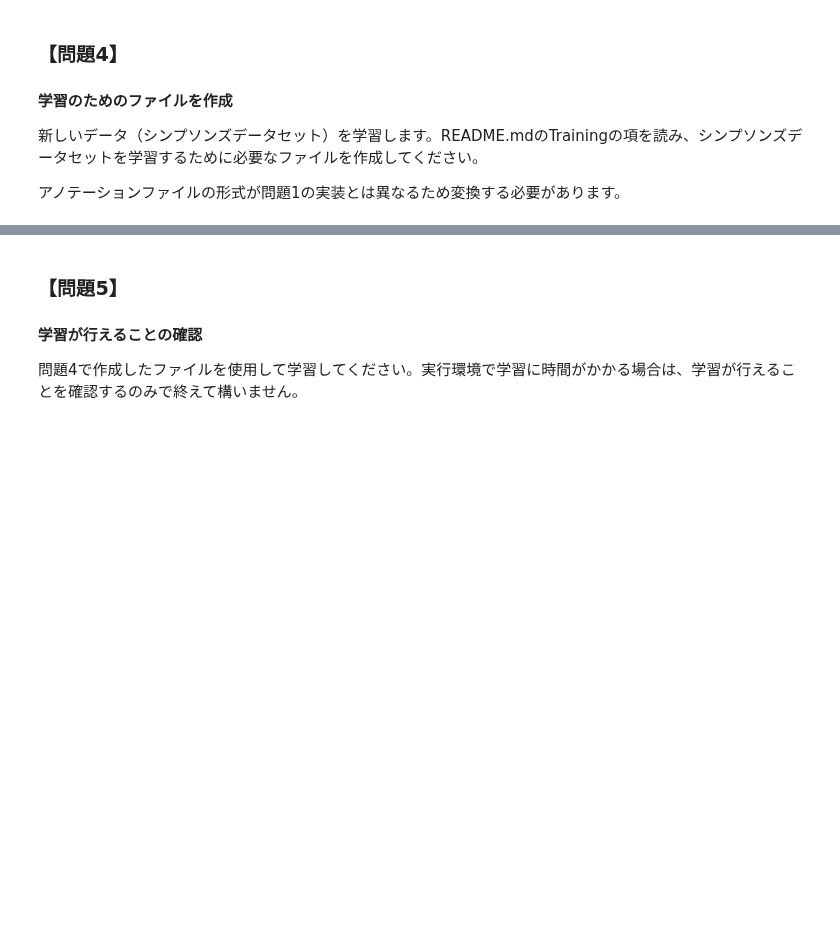
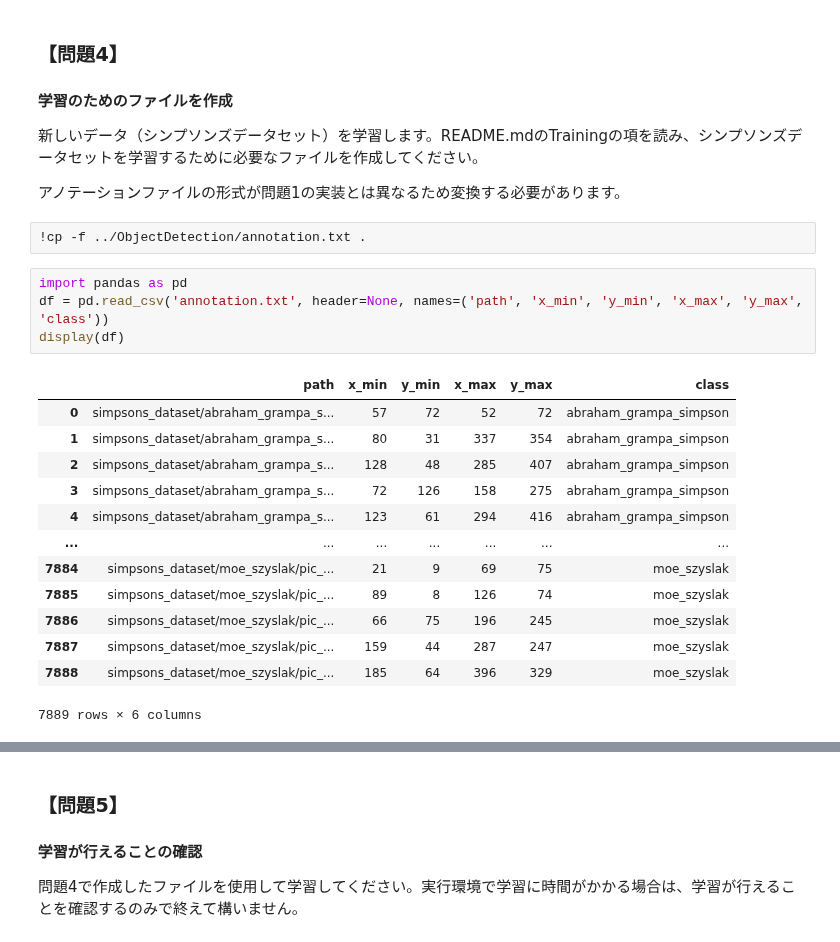
Before and after one commit to taiki-nakaso/diveintocode-ml, a Jupyter notebook: src/term2/sprint17/sprint17.ipynb, the cells around one changed output, grey strips where cells are left out. Saved outputs shown, nothing was run; the diff lists cells and outputs as text; blank space fills up the shorter version.

```diff
--- a/src/term2/sprint17/sprint17.ipynb
+++ b/src/term2/sprint17/sprint17.ipynb
@@ -291,3 +294,23 @@ Input image filename:
 
 
 アノテーションファイルの形式が問題1の実装とは異なるため変換する必要があります。
+# %%
+!cp -f ../ObjectDetection/annotation.txt .
+# %%
+import pandas as pd
+df = pd.read_csv('annotation.txt', header=None, names=('path', 'x_min', 'y_min', 'x_max', 'y_max', 'class'))
+display(df)
+# %% [output]
+|  | path | x_min | y_min | x_max | y_max | class |
+| 0 | simpsons_dataset/abraham_grampa_s... | 57 | 72 | 52 | 72 | abraham_grampa_simpson |
+| 1 | simpsons_dataset/abraham_grampa_s... | 80 | 31 | 337 | 354 | abraham_grampa_simpson |
+| 2 | simpsons_dataset/abraham_grampa_s... | 128 | 48 | 285 | 407 | abraham_grampa_simpson |
+| 3 | simpsons_dataset/abraham_grampa_s... | 72 | 126 | 158 | 275 | abraham_grampa_simpson |
+| 4 | simpsons_dataset/abraham_grampa_s... | 123 | 61 | 294 | 416 | abraham_grampa_simpson |
+| ... | ... | ... | ... | ... | ... | ... |
+| 7884 | simpsons_dataset/moe_szyslak/pic_... | 21 | 9 | 69 | 75 | moe_szyslak |
+| 7885 | simpsons_dataset/moe_szyslak/pic_... | 89 | 8 | 126 | 74 | moe_szyslak |
+| 7886 | simpsons_dataset/moe_szyslak/pic_... | 66 | 75 | 196 | 245 | moe_szyslak |
+| 7887 | simpsons_dataset/moe_szyslak/pic_... | 159 | 44 | 287 | 247 | moe_szyslak |
+| 7888 | simpsons_dataset/moe_szyslak/pic_... | 185 | 64 | 396 | 329 | moe_szyslak |
+7889 rows × 6 columns
```
Also changed, not shown: parts of 10 cells of this notebook, 2 other files.
